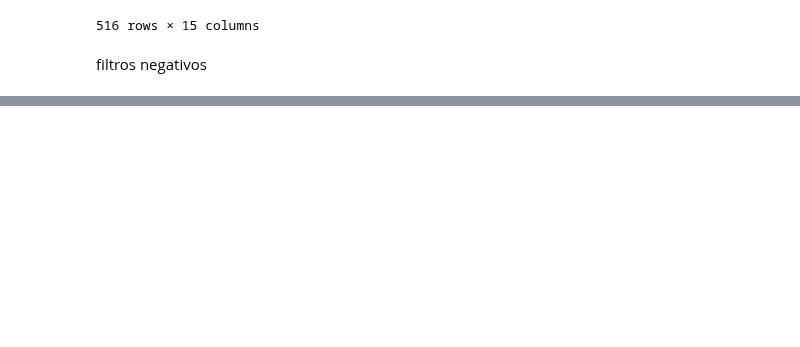
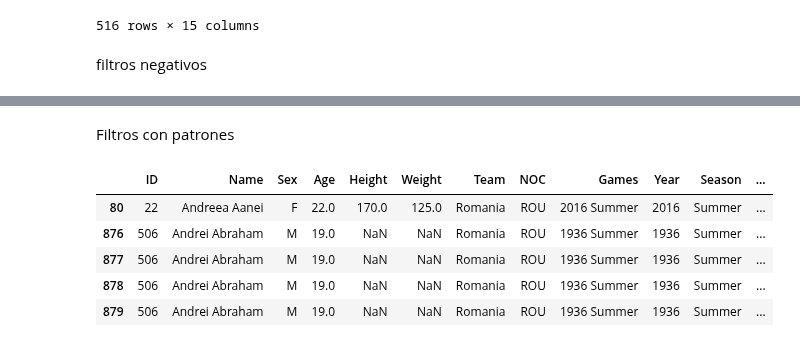
Before and after one commit to oscardbocanegra/udemy, a Jupyter notebook: analisis_datos/manipulacion_dataframes.ipynb, the cells around one changed output, grey strips where cells are left out. Cells and saved outputs as stored; diff of their text form; code cells hidden in the pictures; blank space fills up the shorter version.

```diff
--- a/analisis_datos/manipulacion_dataframes.ipynb
+++ b/analisis_datos/manipulacion_dataframes.ipynb
@@ -189,3 +189,15 @@ olympics[(olympics['NOC'] != 'CHN')].head()
 | 4 | 5 | Christine Jacoba Aaftink | F | 21.0 | 185.0 | 82.0 | Netherlands | NED | 1988 Winter | 1988 | Winter | ... |
 | 5 | 5 | Christine Jacoba Aaftink | F | 21.0 | 185.0 | 82.0 | Netherlands | NED | 1988 Winter | 1988 | Winter | ... |
 | 6 | 5 | Christine Jacoba Aaftink | F | 25.0 | 185.0 | 82.0 | Netherlands | NED | 1992 Winter | 1992 | Winter | ... |
+# %% [markdown]
+Filtros con patrones
+# %%
+olympics_rou = olympics[olympics['NOC'] == 'ROU']
+olympics_rou.head()
+# %% [output]
+|  | ID | Name | Sex | Age | Height | Weight | Team | NOC | Games | Year | Season | ... |
+| 80 | 22 | Andreea Aanei | F | 22.0 | 170.0 | 125.0 | Romania | ROU | 2016 Summer | 2016 | Summer | ... |
+| 876 | 506 | Andrei Abraham | M | 19.0 | NaN | NaN | Romania | ROU | 1936 Summer | 1936 | Summer | ... |
+| 877 | 506 | Andrei Abraham | M | 19.0 | NaN | NaN | Romania | ROU | 1936 Summer | 1936 | Summer | ... |
+| 878 | 506 | Andrei Abraham | M | 19.0 | NaN | NaN | Romania | ROU | 1936 Summer | 1936 | Summer | ... |
+| 879 | 506 | Andrei Abraham | M | 19.0 | NaN | NaN | Romania | ROU | 1936 Summer | 1936 | Summer | ... |
```
Also changed, not shown: parts of 4 cells of this notebook.
